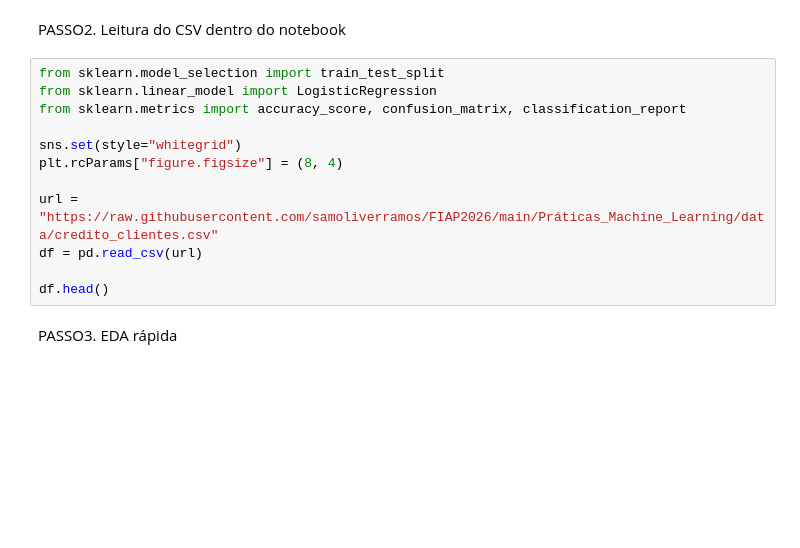
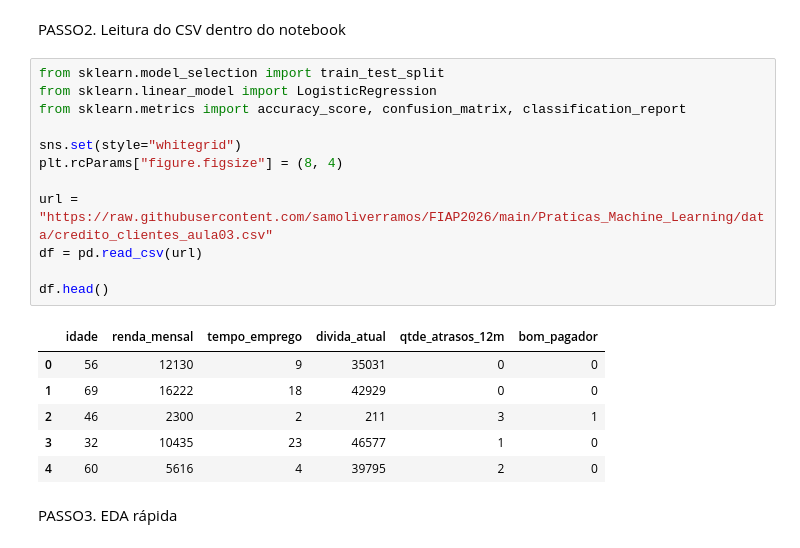
Before and after one commit to samoliverramos/FIAP2026, a Jupyter notebook: Praticas_Machine_Learning/aula03_regressao_logistica_credito.ipynb, the cells around one changed output. Saved outputs shown, nothing was run; the diff lists cells and outputs as text; blank space fills up the shorter version.

```diff
--- a/Praticas_Machine_Learning/aula03_regressao_logistica_credito.ipynb
+++ b/Praticas_Machine_Learning/aula03_regressao_logistica_credito.ipynb
@@ -30,15 +32,22 @@ PASSO2. Leitura do CSV dentro do notebook
 # %%
 from sklearn.model_selection import train_test_split
 from sklearn.linear_model import LogisticRegression
 from sklearn.metrics import accuracy_score, confusion_matrix, classification_report
 
 sns.set(style="whitegrid")
 plt.rcParams["figure.figsize"] = (8, 4)
 
-url = "https://raw.githubusercontent.com/samoliverramos/FIAP2026/main/Práticas_Machine_Learning/data/credito_clientes.csv"
+url = "https://raw.githubusercontent.com/samoliverramos/FIAP2026/main/Praticas_Machine_Learning/data/credito_clientes_aula03.csv"
 df = pd.read_csv(url)
 
 df.head()
+# %% [output]
+|  | idade | renda_mensal | tempo_emprego | divida_atual | qtde_atrasos_12m | bom_pagador |
+| 0 | 56 | 12130 | 9 | 35031 | 0 | 0 |
+| 1 | 69 | 16222 | 18 | 42929 | 0 | 0 |
+| 2 | 46 | 2300 | 2 | 211 | 3 | 1 |
+| 3 | 32 | 10435 | 23 | 46577 | 1 | 0 |
+| 4 | 60 | 5616 | 4 | 39795 | 2 | 0 |
 # %% [markdown]
 PASSO3. EDA rápida
 # %%
```
Also changed, not shown: parts of 14 cells of this notebook.
